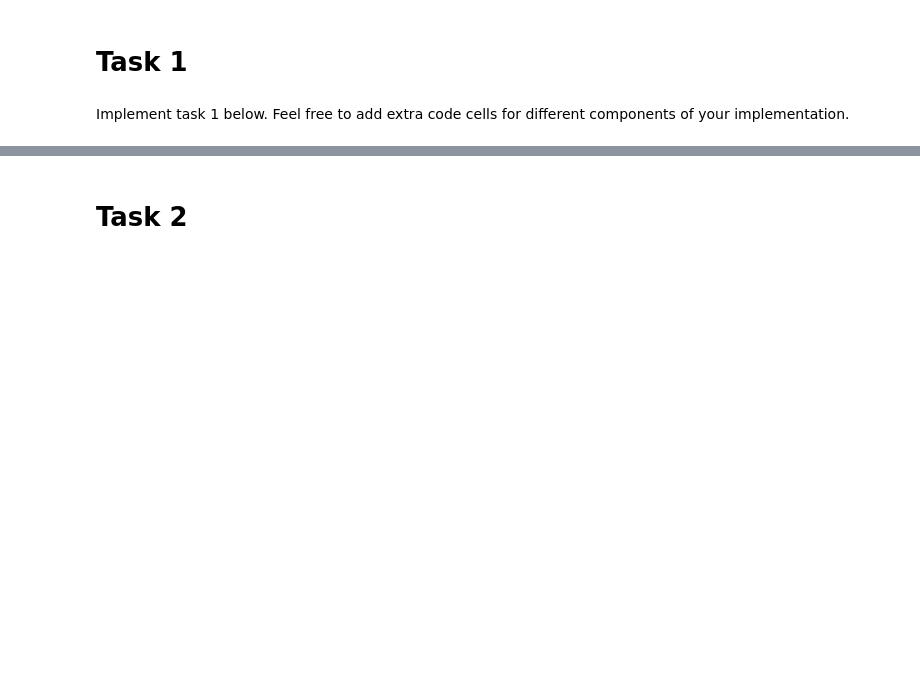
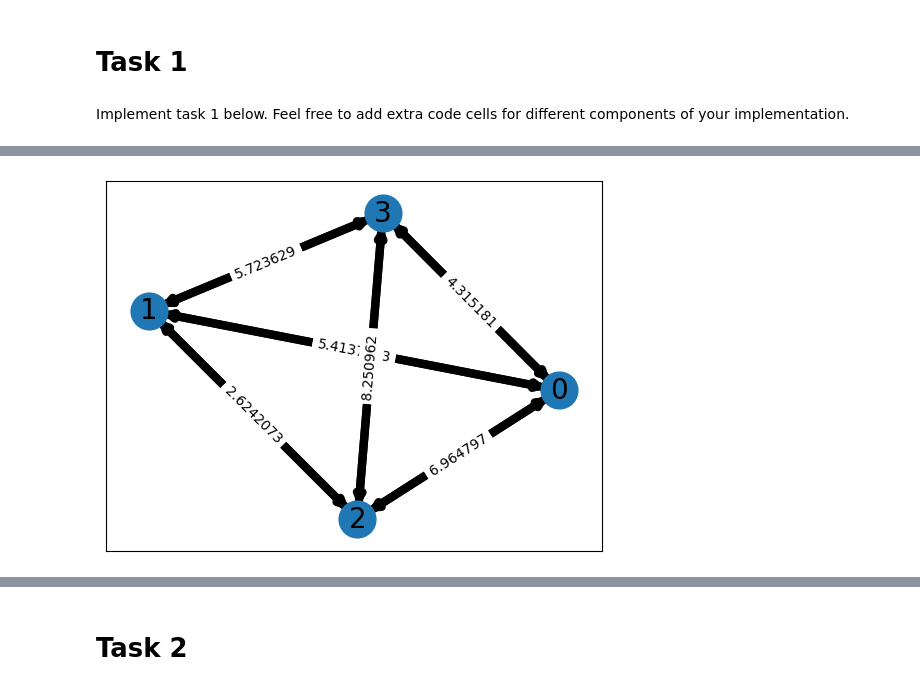
Before and after one commit to francescobrescia-tue/DeepLearningAssignment2, a Jupyter notebook: Assignment_2_Group_6.ipynb, the cells around one changed output, grey strips where cells are left out. Saved outputs shown, nothing was run; the diff lists cells and outputs as text; code cells hidden in the pictures; blank space fills up the shorter version.

```diff
--- a/Assignment_2_Group_6.ipynb
+++ b/Assignment_2_Group_6.ipynb
@@ -292,0 +114,15 @@ if TRAIN:
+# %%
+def minimum_image_distance(pos1, pos2, box_length):
+    """
+    Compute the distance between two points with the minimum image convention.
+
+    Parameters:
+    pos1, pos2: numpy arrays representing the positions of the two points.
+    box_length: float representing the length of one side of the box.
+
+    Returns:
+    float representing the distance between the two points.
+    """
+    delta = pos2 - pos1
+    delta = delta - box_length * np.round(delta / box_length)
+    return np.sqrt(np.sum(delta**2))
@@ -292,0 +228,58 @@ if TRAIN:
+# %%
+import networkx as nx
+
+def visualize_graph(data):
+    """
+    This function visualizes a graph represented by a PyTorch Geometric Data object using NetworkX and Matplotlib.
+
+    Parameters:
+    data (torch_geometric.data.Data): A Data object representing the graph.
+                                      The node features, edge indices, and edge attributes are stored as attributes of this object.
+
+    The function first creates a NetworkX DiGraph object and adds nodes and edges to it based on the edge indices and edge attributes in the Data object.
+    The edges are weighted based on the edge attributes.
+
+    Then, the function uses NetworkX's spring layout algorithm to calculate the positions of the nodes, and draws the nodes, edges, and labels using Matplotlib.
+
+    Finally, the function displays the graph using Matplotlib's pyplot.show() function.
+    """
+    edge_index = data.edge_index.cpu().numpy()
+    edge_attr = data.edge_attr.cpu().numpy()
+    num_nodes = data.x.shape[0]
+
+    # Create a networkx graph
+    G = nx.DiGraph()
+
+    # Add nodes
+    for i in range(num_nodes):
+        G.add_node(i)
+
+    # Add edges with weights
+    for i in range(edge_index.shape[1]):
+        src, dst = edge_index[:, i]
+        weight = edge_attr[i]
+        G.add_edge(src, dst, weight=weight)
+
+    # Draw the graph
+    pos = nx.spring_layout(G)  # positions for all nodes
+
+    # nodes
+    nx.draw_networkx_nodes(G, pos, node_size=700)
+
+    # edges
+    nx.draw_networkx_edges(G, pos, width=6)
+
+    # labels
+    nx.draw_networkx_labels(G, pos, font_size=20, font_family='sans-serif')
+
+    # edge labels
+    edge_labels = dict([((u, v,), d['weight'])
+                        for u, v, d in G.edges(data=True)])
+    nx.draw_networkx_edge_labels(G, pos, edge_labels=edge_labels)
+
+    plt.axis('on')
+    plt.show()
+
+visualize_graph(particles_graph)
+# %% [output]
+[figure, added]
```
Also changed, not shown: parts of 38 cells of this notebook, 4 other files.
